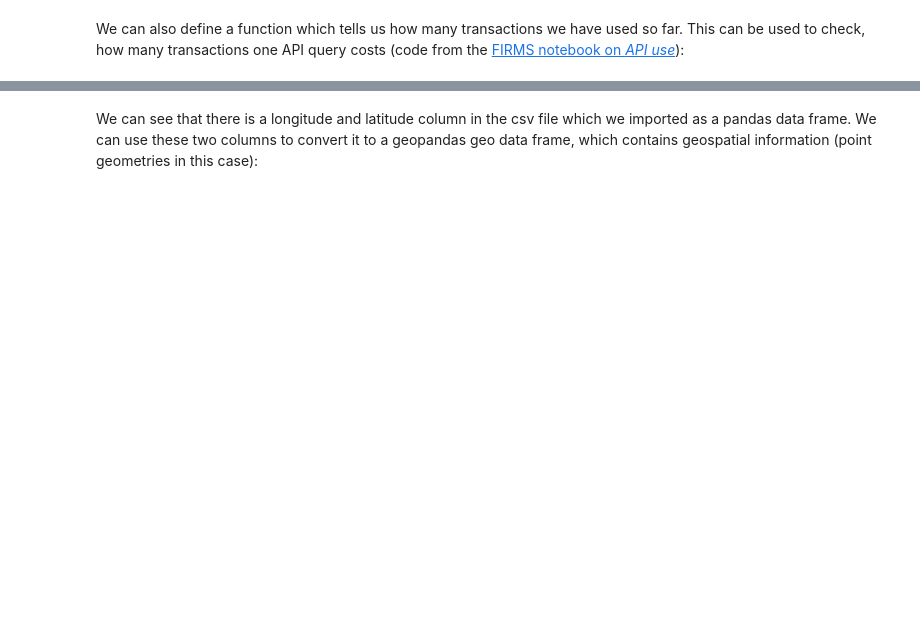
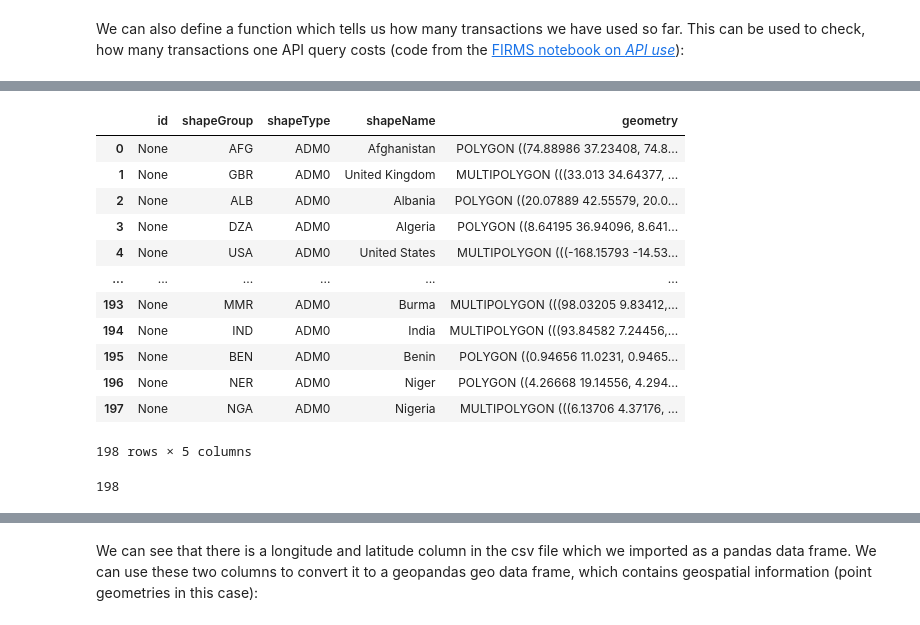
Before and after one commit to paulgeog/SDS210-wildifres-project, a Jupyter notebook: notebooks/wildfires.ipynb, the cells around one changed output, grey strips where cells are left out. Saved outputs shown, nothing was run; the diff lists cells and outputs as text; code cells hidden in the pictures; blank space fills up the shorter version.

```diff
--- a/notebooks/wildfires.ipynb
+++ b/notebooks/wildfires.ipynb
@@ -60 +96,21 @@ Our current transaction count is 72
+# %%
+countries_gdf = gpd.read_file("../data/raw/geoBoundariesCGAZ_ADM0.gpkg").to_crs(epsg=4326)
+countries_gdf = countries_gdf[countries_gdf['shapeType'] == "ADM0"]
+display(countries_gdf.head(218))
+print(len(countries_gdf))
+# %% [output]
+|  | id | shapeGroup | shapeType | shapeName | geometry |
+| 0 | None | AFG | ADM0 | Afghanistan | POLYGON ((74.88986 37.23408, 74.8... |
+| 1 | None | GBR | ADM0 | United Kingdom | MULTIPOLYGON (((33.013 34.64377, ... |
+| 2 | None | ALB | ADM0 | Albania | POLYGON ((20.07889 42.55579, 20.0... |
+| 3 | None | DZA | ADM0 | Algeria | POLYGON ((8.64195 36.94096, 8.641... |
+| 4 | None | USA | ADM0 | United States | MULTIPOLYGON (((-168.15793 -14.53... |
+| ... | ... | ... | ... | ... | ... |
+| 193 | None | MMR | ADM0 | Burma | MULTIPOLYGON (((98.03205 9.83412,... |
+| 194 | None | IND | ADM0 | India | MULTIPOLYGON (((93.84582 7.24456,... |
+| 195 | None | BEN | ADM0 | Benin | POLYGON ((0.94656 11.0231, 0.9465... |
+| 196 | None | NER | ADM0 | Niger | POLYGON ((4.26668 19.14556, 4.294... |
+| 197 | None | NGA | ADM0 | Nigeria | MULTIPOLYGON (((6.13706 4.37176, ... |
+198 rows × 5 columns
+198
 # %%
```
Also changed, not shown: parts of 12 cells of this notebook.
